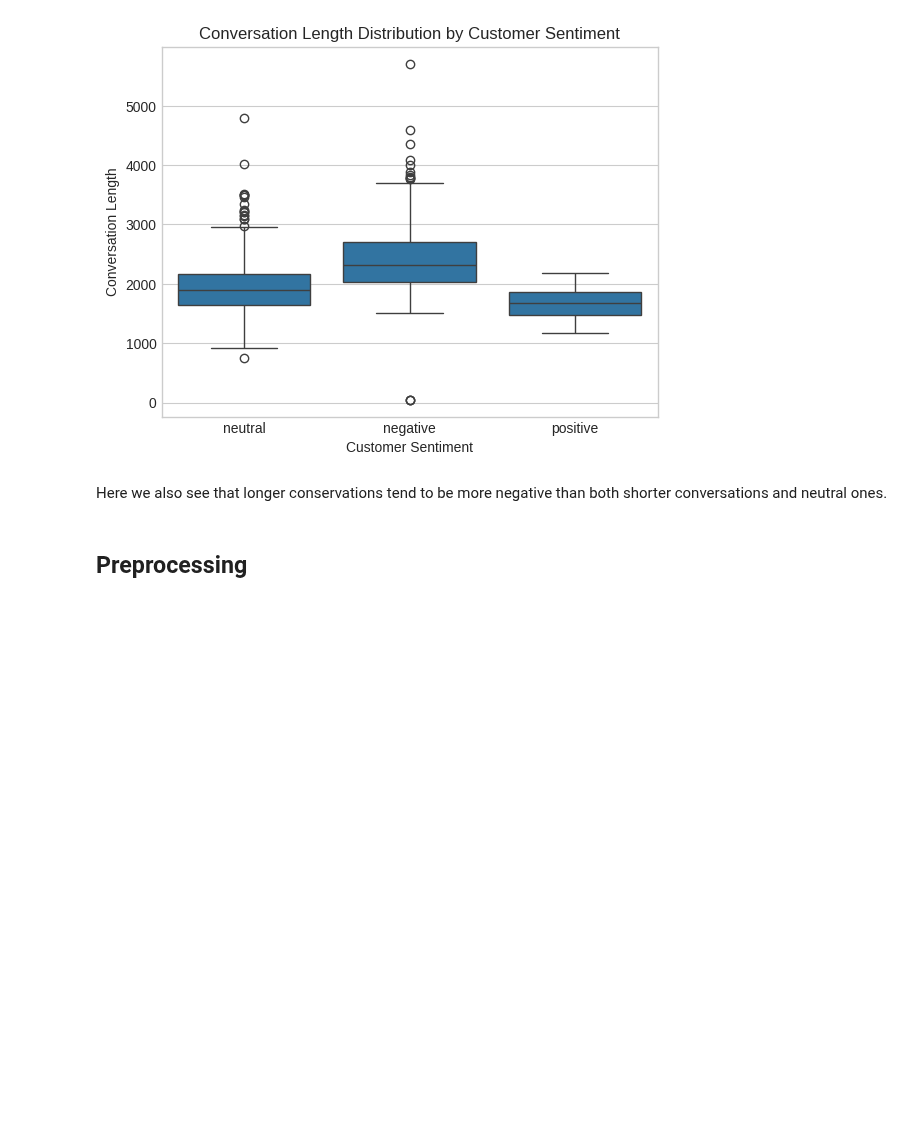
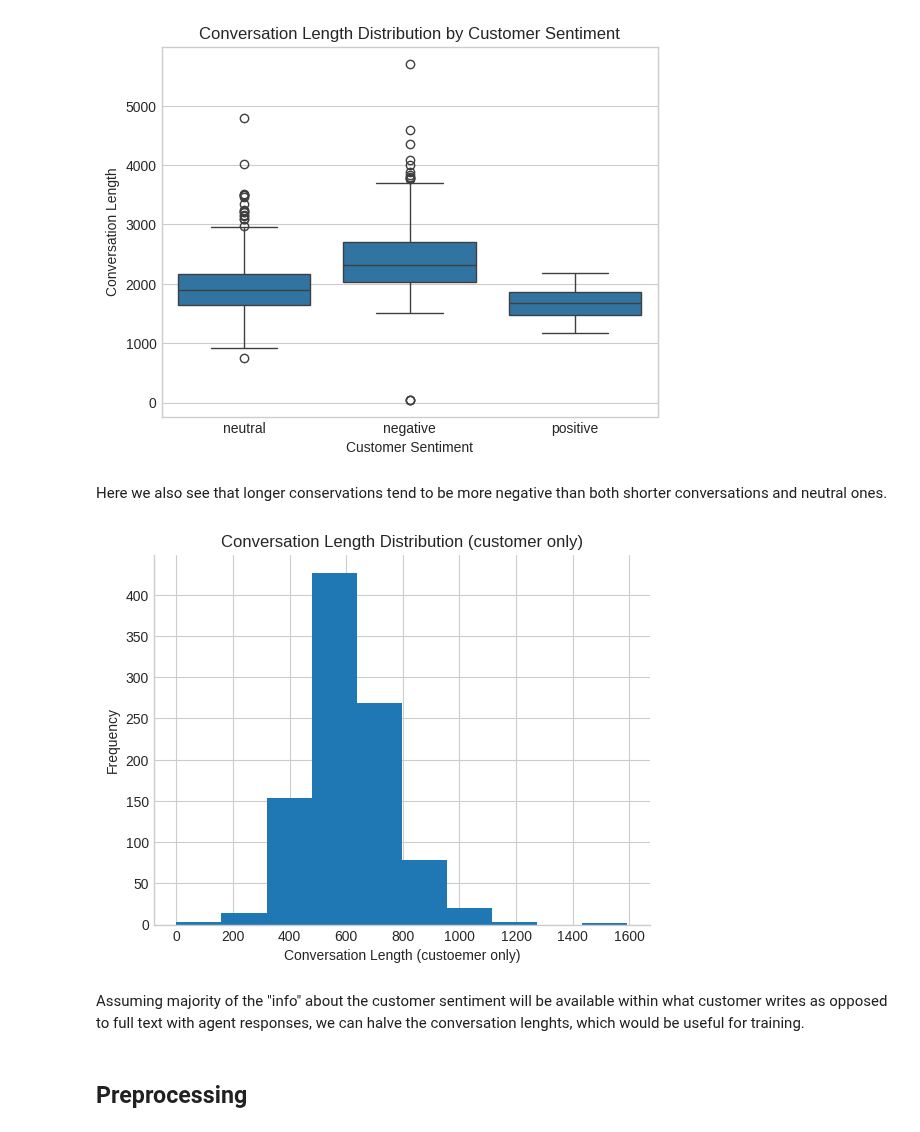
Before and after one commit to NisanYildiz/DI725-assignment1, a Jupyter notebook: Starter_Code.ipynb, the cells around one changed output. Saved outputs shown, nothing was run; the diff lists cells and outputs as text; code cells hidden in the pictures; blank space fills up the shorter version.

```diff
--- a/Starter_Code.ipynb
+++ b/Starter_Code.ipynb
@@ -153,6 +161,41 @@ plt.show()
 [figure]
 # %% [markdown]
 Here we also see that longer conservations tend to be more negative than both shorter conversations and neutral ones.
+# %%
+import statistics
+customer_texts = []
+
+def get_customer_text(conversation):
+  ''' A helper function to strip the conversation of agent responses
+  '''
+  customer_text = ""
+  for line in conversation.split("\n\n"):
+    if line.startswith("Customer:"):
+      customer_text += line
+
+  return customer_text
+
+for conversation in train_dataset["conversation"]:
+  customer_text = get_customer_text(conversation)
+  customer_texts.append(customer_text)
+
+len_customer_texts = [len(text) for text in customer_texts]
+statistics.mean(len_customer_texts)
+
+train_dataset["customer_conversation"] = customer_texts
+train_dataset["customer_conversation_len"] = len_customer_texts
+
+ax = train_dataset["customer_conversation_len"].plot(kind = "hist")
+ax.set_title("Conversation Length Distribution (customer only)")
+ax.set_xlabel("Conversation Length (custoemer only)")
+ax.set_ylabel("Frequency")
+ax.spines[['right', 'top']].set_visible(False)
+
+plt.show()
+# %% [output]
+[figure, added]
+# %% [markdown]
+Assuming majority of the "info" about the customer sentiment will be available within what customer writes as opposed to full text with agent responses, we can halve the conversation lenghts, which would be useful for training.
 # %% [markdown]
 ## Preprocessing
 # %% [markdown]
```
Also changed, not shown: parts of 21 cells of this notebook, 31 other files.
